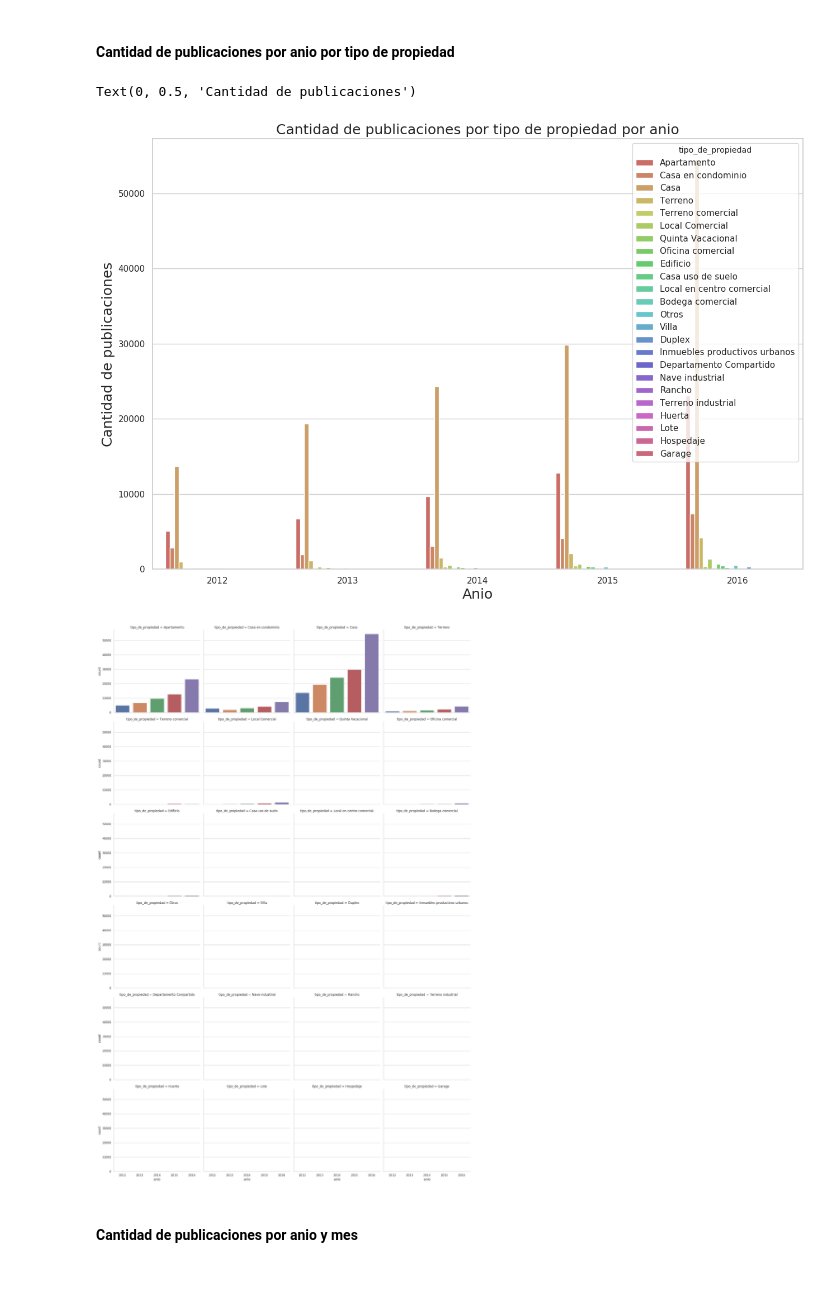
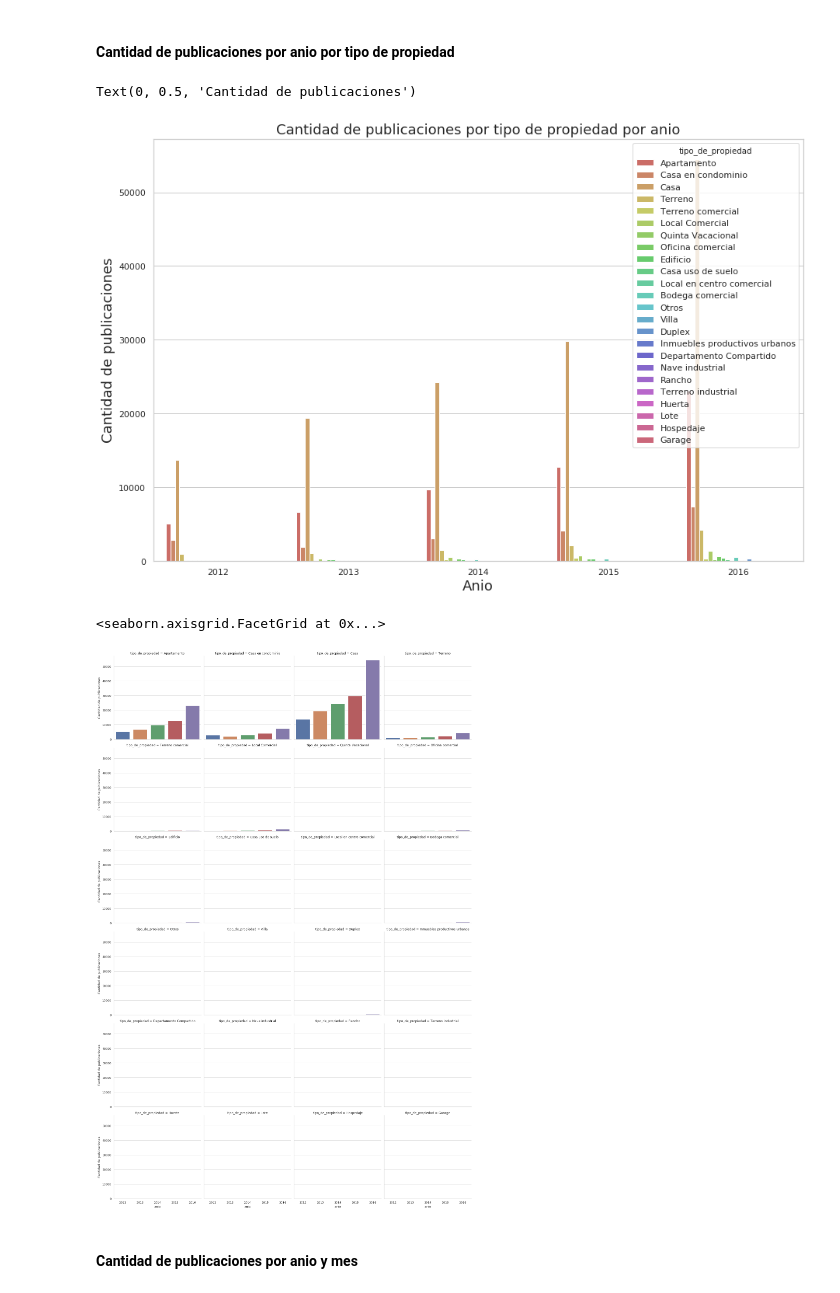
Before and after one commit to diaznicolasandres1/95.58-orga-datos-zonaprop-mexico-12-16, a Jupyter notebook: notebooks/03-exploracion-por-propiedades-provincias.ipynb, the cells around one changed output. Cells and saved outputs as stored; diff of their text form; code cells hidden in the pictures.

```diff
--- a/notebooks/03-exploracion-por-propiedades-provincias.ipynb
+++ b/notebooks/03-exploracion-por-propiedades-provincias.ipynb
@@ -7,6 +7,7 @@ import matplotlib.pyplot as plt
 import matplotlib.ticker as tkr
 
 plt.style.use('default')
+plt.rcParams.update({'figure.max_open_warning': 0})
 pd.options.display.float_format = '{:20,.2f}'.format
 sns.set(style="whitegrid")
 
@@ -304,12 +305,15 @@ g.set_xlabel("Anio", fontsize=18)
 g.set_ylabel("Cantidad de publicaciones", fontsize=18)
 # %% [output]
 Text(0, 0.5, 'Cantidad de publicaciones')
-[figure, old version]
+[figure, new version]
 # %%
-# Otra opcion, separando los graficos
+# Otra opcion, separando los graficos. Alternativamente se podria hacer un grafico por cada tipo de propiedad para ver bien
+# los valores en aquellos casos donde el bin queda muy grande para valores < 10000
 g = sns.catplot(x="anio", col="tipo_de_propiedad", data=df, kind="count", col_wrap=4)
+g.set_ylabels("Cantidad de publicaciones")
 # %% [output]
+<seaborn.axisgrid.FacetGrid at 0x...>
-[figure, old version]
+[figure, new version]
 # %% [markdown]
 #### Cantidad de publicaciones por anio y mes
 # %%
```
Also changed, not shown: parts of 14 cells of this notebook.
